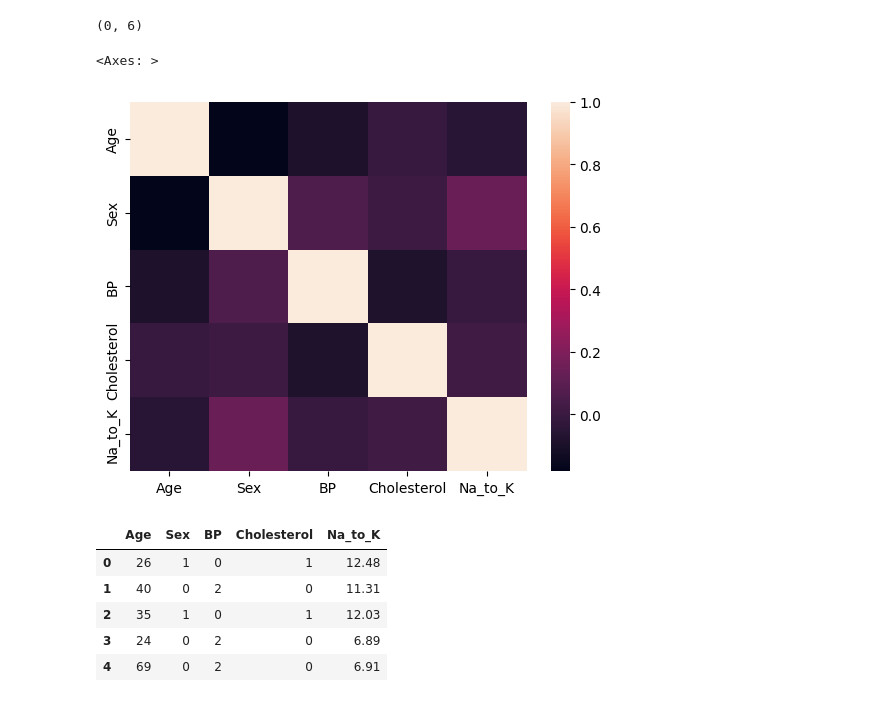
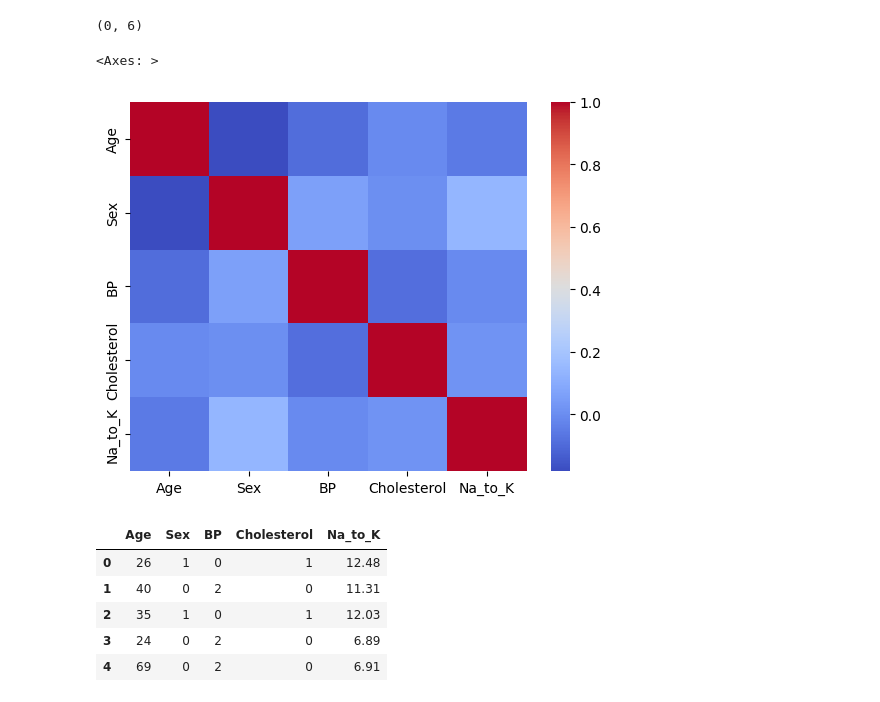
Before and after one commit to joji-c/mljourney, a Jupyter notebook: gui-building/drug_type/drug_process.ipynb, the cells around one changed output. Drawn from its saved outputs; the diff is of its cells as text; code cells hidden in the pictures.

```diff
--- a/gui-building/drug_type/drug_process.ipynb
+++ b/gui-building/drug_type/drug_process.ipynb
@@ -29,10 +29,10 @@ df["Cholesterol"]=df["Cholesterol"].map({'HIGH':0, 'NORMAL':1})
 # %%
 import seaborn as sns
 col=["Age","Sex","BP","Cholesterol","Na_to_K"]
-sns.heatmap(df[col].corr())
+sns.heatmap(df[col].corr(),cmap="coolwarm")
 # %% [output]
 <Axes: >
-[figure, old version]
+[figure, new version]
 # %%
 x=df.iloc[:,:-1]
 y=df.iloc[:,-1]
```
